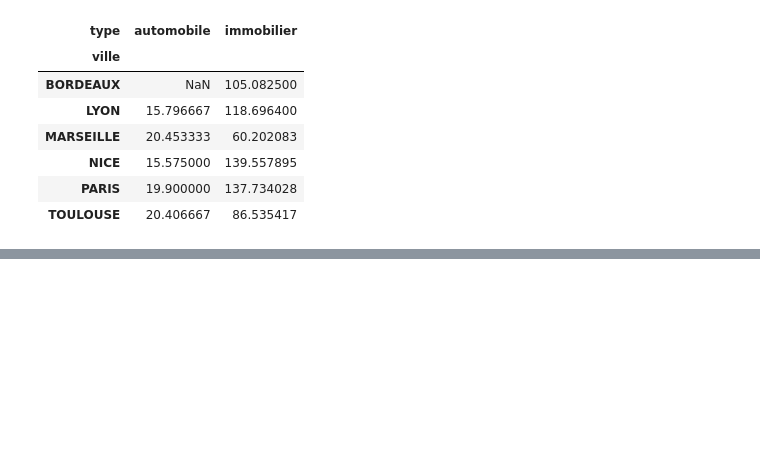
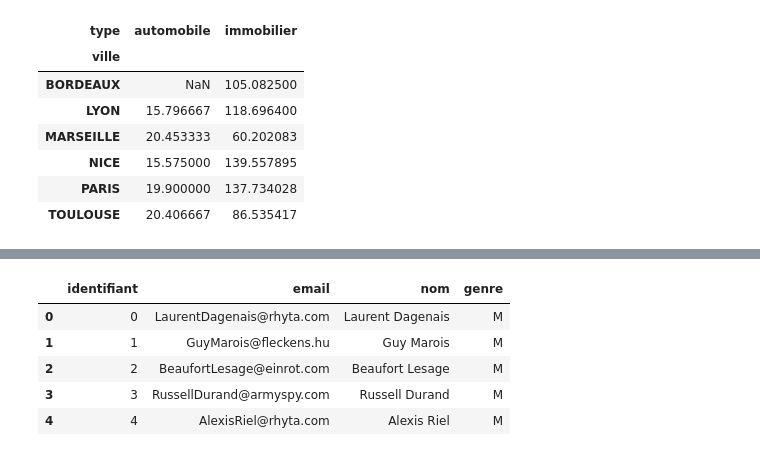
Before and after one commit to reussite/Data-Engineer, a Jupyter notebook: pandas_manipulation.ipynb, the cells around one changed output, grey strips where cells are left out. Saved outputs shown, nothing was run; the diff lists cells and outputs as text; code cells hidden in the pictures; blank space fills up the shorter version.

```diff
--- a/pandas_manipulation.ipynb
+++ b/pandas_manipulation.ipynb
@@ -89,0 +136,10 @@ prets.pivot_table(index='ville', columns='type', values='benefices', aggfunc=np.
+# %%
+clients_1 = pd.read_csv('https://raw.githubusercontent.com/OpenClassrooms-Student-Center/fr-4452741-decouvrez-les-librairies-python-pour-la-data-science/main/data/clients.csv')
+clients_1.head()
+# %% [output]
+|  | identifiant | email | nom | genre |
+| 0 | 0 | LaurentDagenais@rhyta.com | Laurent Dagenais | M |
+| 1 | 1 | GuyMarois@fleckens.hu | Guy Marois | M |
+| 2 | 2 | BeaufortLesage@einrot.com | Beaufort Lesage | M |
+| 3 | 3 | RussellDurand@armyspy.com | Russell Durand | M |
+| 4 | 4 | AlexisRiel@rhyta.com | Alexis Riel | M |
```
Also changed, not shown: parts of 8 cells of this notebook.
